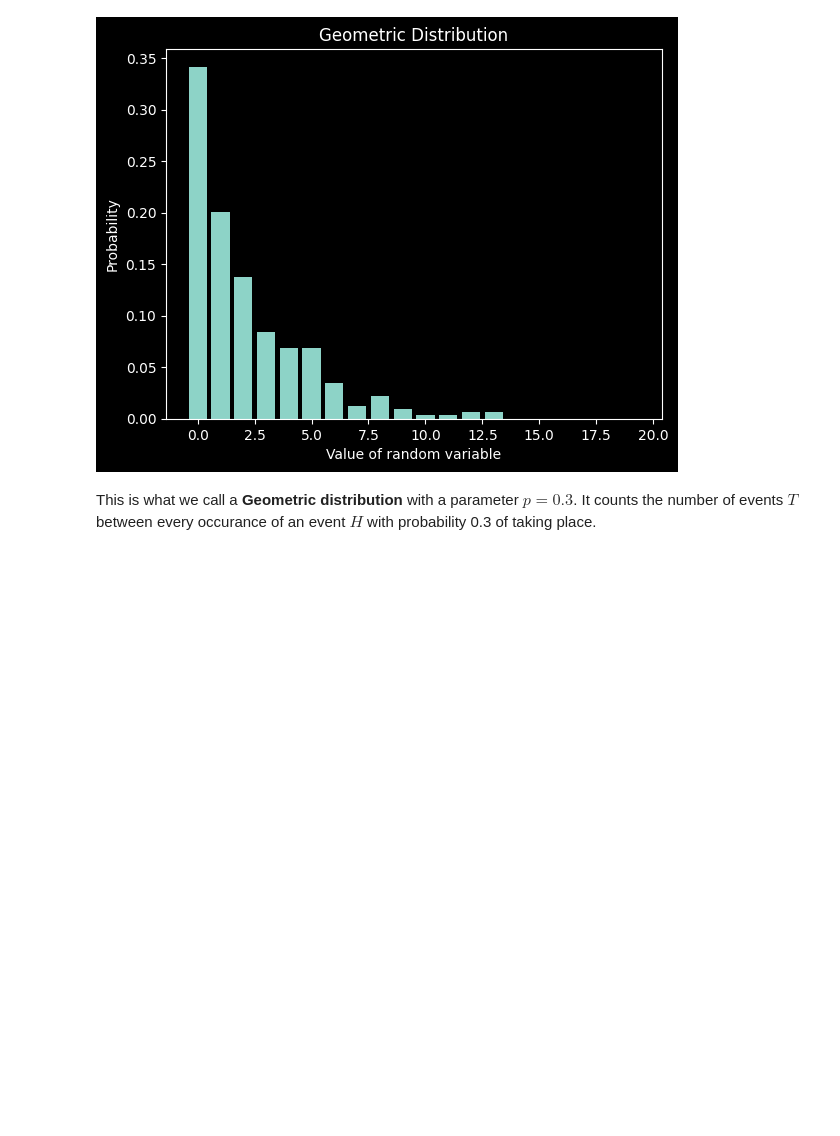
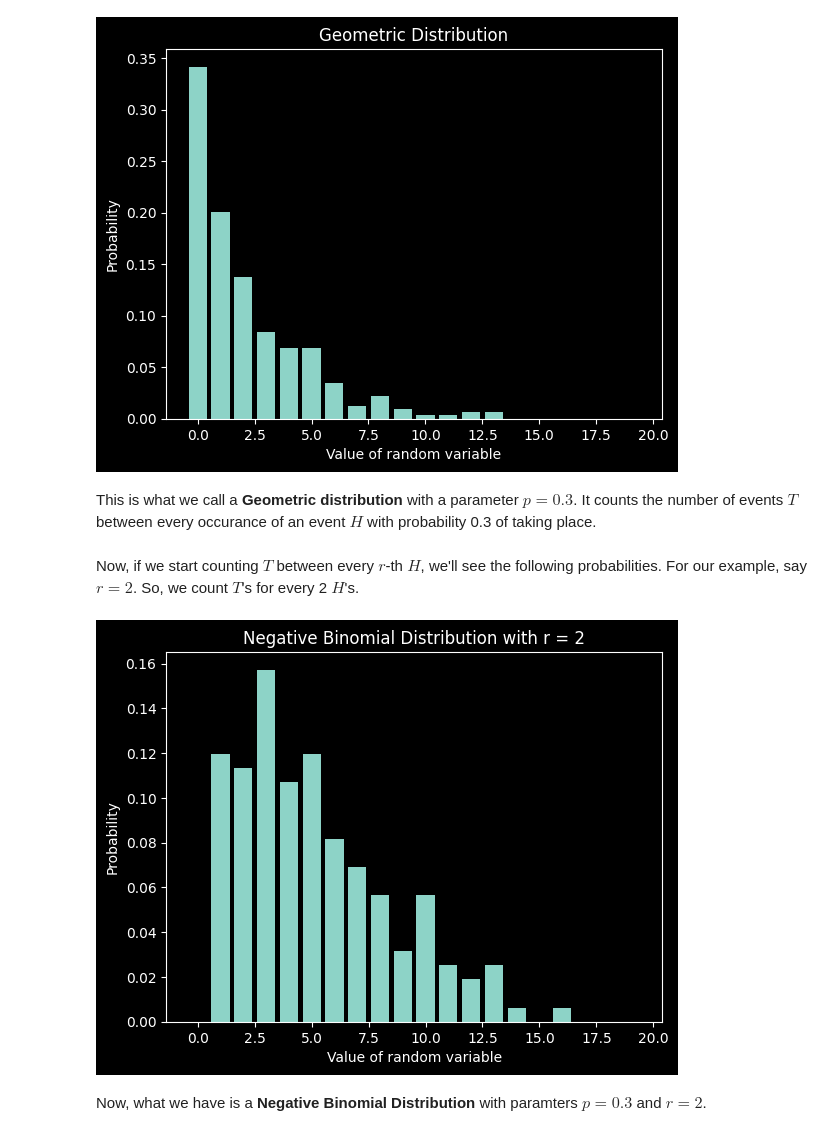
Before and after one commit to amkhrjee/stats, a Jupyter notebook: notebooks/probability_distributions.ipynb, the cells around one changed output. Saved outputs shown, nothing was run; the diff lists cells and outputs as text; code cells hidden in the pictures; blank space fills up the shorter version.

```diff
--- a/notebooks/probability_distributions.ipynb
+++ b/notebooks/probability_distributions.ipynb
@@ -48,3 +50,35 @@ plt.show()
 [figure]
 # %% [markdown]
 This is what we call a **Geometric distribution** with a parameter $p = 0.3$. It counts the number of events $T$ between every occurance of an event $H$ with probability 0.3 of taking place.
+# %% [markdown]
+Now, if we start counting $T$ between every $r$-th $H$, we'll see the following probabilities. For our example, say $r = 2$. So, we count $T$'s for every 2 $H$'s.
+# %%
+bin2 = np.zeros(1000)
+
+count = 0
+total_counts = 0
+H_encountered_times = 0
+for val in sample:
+    if val == "T":
+        count += 1
+    if val == "H":
+        if H_encountered_times == 1:
+            H_encountered_times = 0
+            bin2[count] += 1
+            total_counts += 1
+            count = 0
+        else:
+            count += 1
+            H_encountered_times += 1
+# %%
+probas2 = bin2 / total_counts
+# %%
+plt.xlabel("Value of random variable")
+plt.ylabel("Probability")
+plt.bar(np.arange(20), probas2[:20])
+plt.title("Negative Binomial Distribution with r = 2")
+plt.show()
+# %% [output]
+[figure, added]
+# %% [markdown]
+Now, what we have is a **Negative Binomial Distribution** with paramters $p = 0.3$ and $r = 2$.
```
Also changed, not shown: parts of 1 cell of this notebook.
